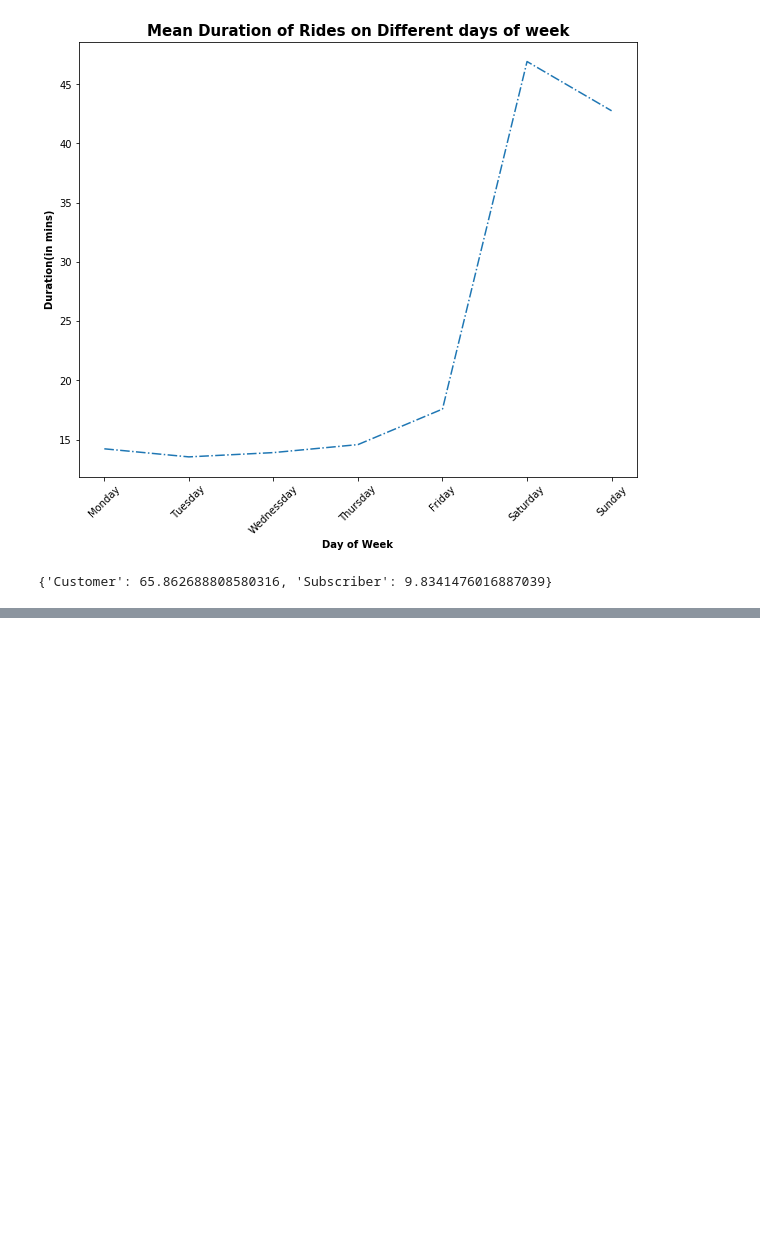
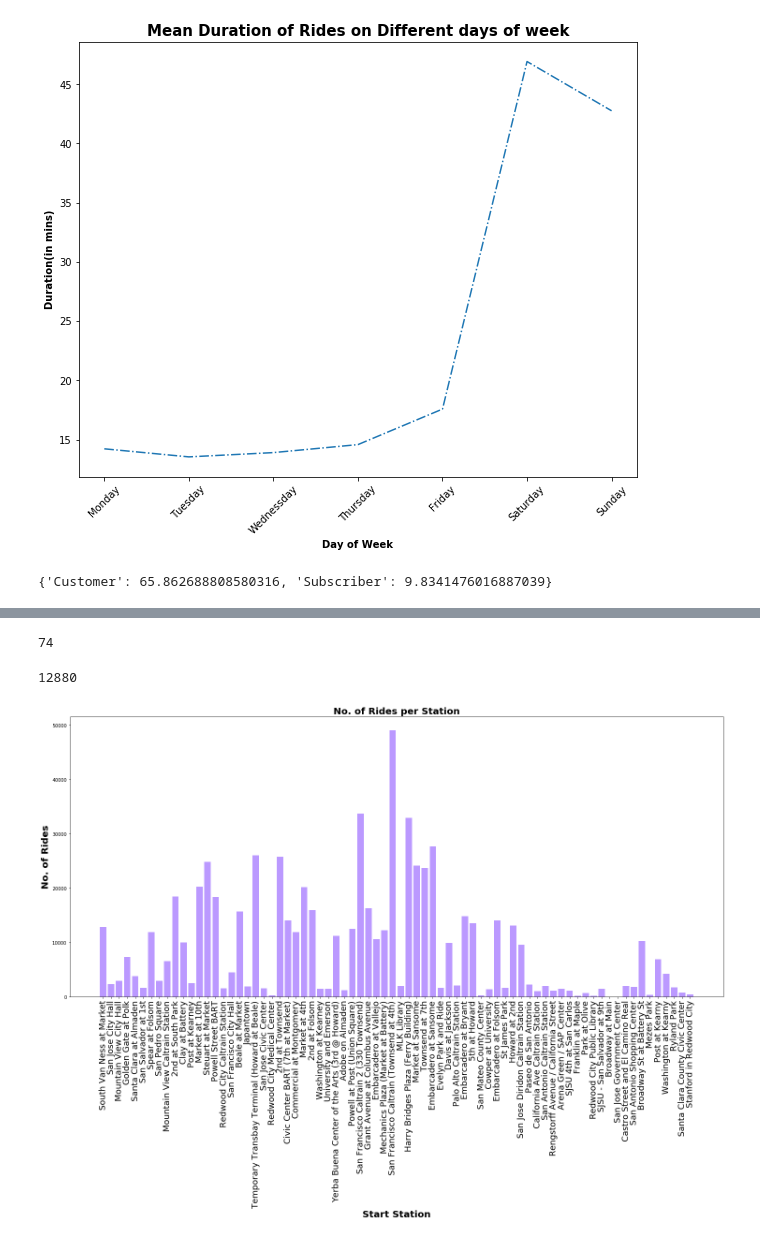
Before and after one commit to senapati-deepak/bay_area_bike_share, a Jupyter notebook: analysis.ipynb, the cells around one changed output, grey strips where cells are left out. Cells and saved outputs as stored; diff of their text form; code cells hidden in the pictures; blank space fills up the shorter version.

```diff
--- a/analysis.ipynb
+++ b/analysis.ipynb
@@ -241,0 +242,24 @@ plt.show()
+# %%
+len(trip['start_station_name'].unique())
+# %% [output]
+74
+# %%
+len(trip[trip['start_station_name'] == 'South Van Ness at Market'])
+# %% [output]
+12880
+# %%
+startStation_rides = []
+for i in trip['start_station_name'].unique():
+    startStation_rides.append(len(trip[trip['start_station_name'] == i]))
+# %%
+xpos = np.arange(len(trip['start_station_name'].unique()))
+plt.figure(figsize=(25,11))
+plt.title("No. of Rides per Station", fontweight='bold', fontsize=20)
+plt.xticks(xpos, trip['start_station_name'].unique(), rotation=90, fontsize=18)
+plt.xlabel("Start Station", fontweight='bold',fontsize=20)
+plt.ylabel("No. of Rides", fontweight='bold',fontsize=20)
+plt.bar(xpos, startStation_rides, color='#bb99ff')
+# plt.plot(xpos, startStation_rides, color='red')
+plt.show()
+# %% [output]
+[figure, added]
```
Also changed, not shown: parts of 4 cells of this notebook.
